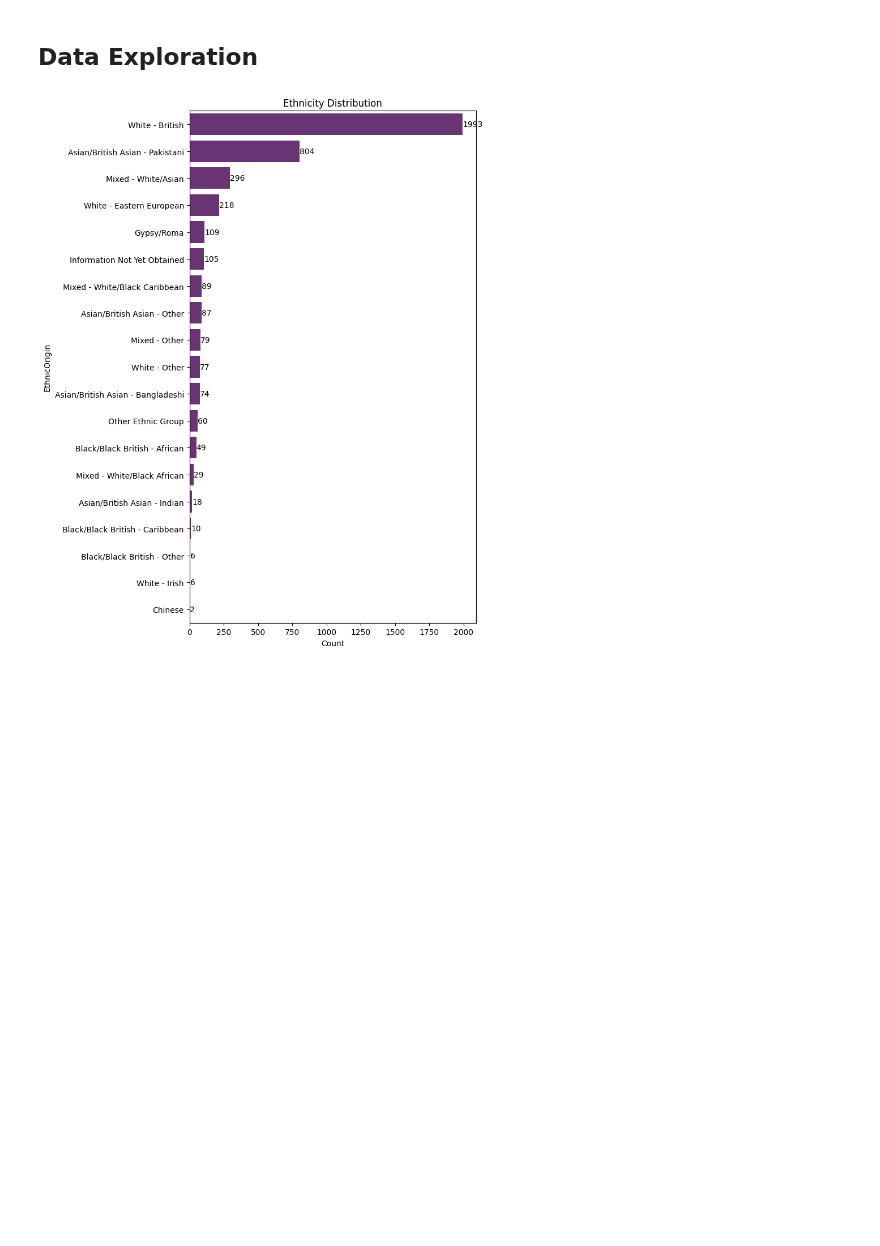
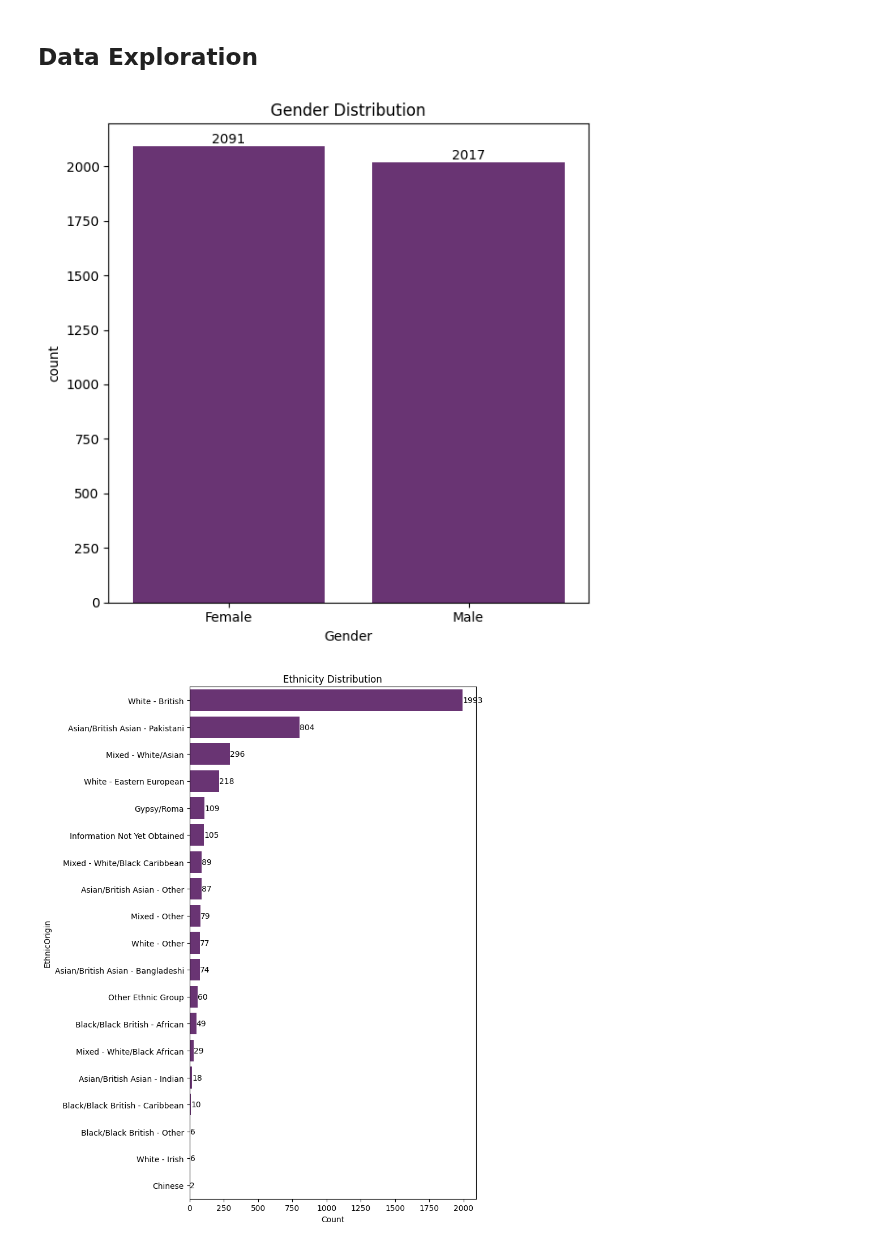
Before and after one commit to ConnectedBradford/CB_2649, a Jupyter notebook: notebooks/cpp_demographic_analysis.ipynb, the cells around one changed output. Saved outputs shown, nothing was run; the diff lists cells and outputs as text; code cells hidden in the pictures; blank space fills up the shorter version.

```diff
--- a/notebooks/cpp_demographic_analysis.ipynb
+++ b/notebooks/cpp_demographic_analysis.ipynb
@@ -205,6 +232,23 @@ ________
 * Converted dates to datetime format
 # %% [markdown]
 ## Data Exploration
+# %%
+# Gender Distribution
+plt.figure(figsize=(6,6))
+ax = sns.countplot(data=cpp,
+                   x='Gender',
+                   color=color)
+ax.set_title('Gender Distribution')
+ax.set_xlabel('Gender')
+
+# Add counts to the bar
+for container in ax.containers:
+    ax.bar_label(container, fmt='%d')
+
+plt.tight_layout()
+plt.show()
+# %% [output]
+[figure, added]
 # %%
 # Ethnicity Distribution
 plt.figure(figsize=(8,10))
```
Also changed, not shown: parts of 13 cells of this notebook, 16 other files.
